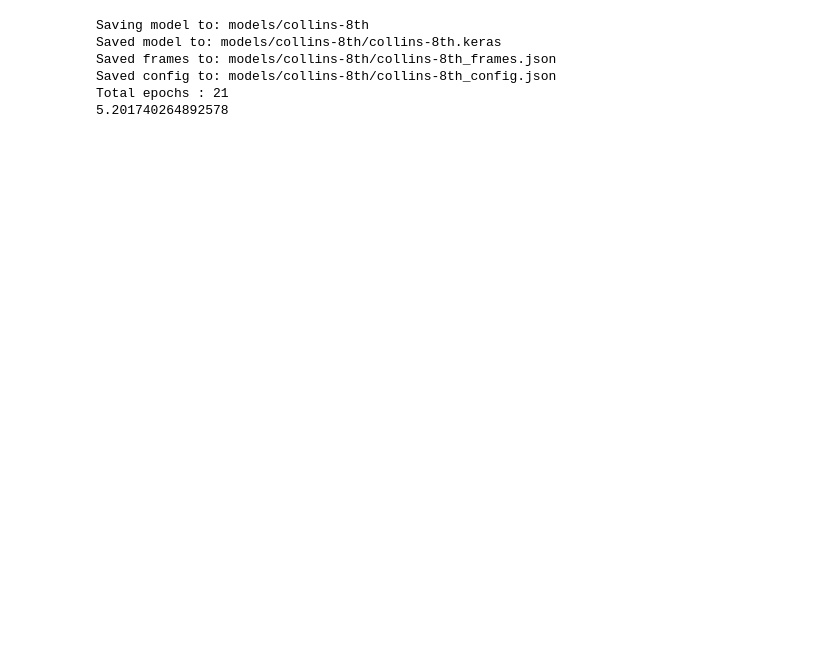
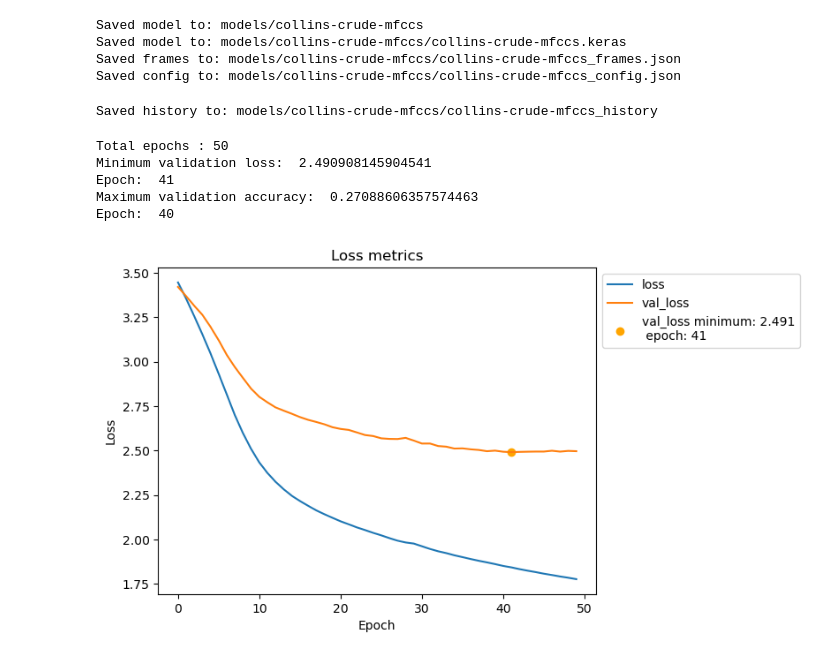
Before and after one commit to wwerkk/MC-FP, a Jupyter notebook: TrainingDebug.ipynb, the cells around one changed output. Cells and saved outputs as stored; diff of their text form; code cells hidden in the pictures; blank space fills up the shorter version.

```diff
--- a/TrainingDebug.ipynb
+++ b/TrainingDebug.ipynb
@@ -186,7 +230,20 @@ x = GRU(hidden_units)(inputs)
 outputs = Dense(n_labels, activation='softmax')(x)
 model = Model(inputs=inputs, outputs=outputs)
 model._name = name
-es = EarlyStopping(monitor='val_loss', patience=patience)
+callbacks = []
+if early_stopping:
+    callbacks.append(EarlyStopping(
+        monitor='val_loss',
+        patience=patience
+    ))
+if checkpoint:
+    callbacks.append(ModelCheckpoint(
+        filepath=model_path,
+        save_weights_only=True,
+        monitor='val_accuracy',
+        mode='max',
+        save_best_only=True
+    ))
 model.compile(
     loss='categorical_crossentropy', # since we are using one-hot encoded labels
     optimizer="adam",
@@ -201,6 +258,6 @@ history = model.fit(
     epochs=epochs,
     verbose=verbose,
     validation_split=0.2,
-    callbacks=[es]
+    callbacks=callbacks
 )
 # %% [output]
@@ -242,9 +281,5 @@ Epoch 21/100
 # %%
-path = Path(directory + "/models/" + name)
-print(f"Saving model to: {path}")
-path.mkdir(exist_ok=True, parents=True)
-model_path = path / (name + ".keras")
-model.save(model_path)
+print(f"Saved model to: {path}")
 d_path = path / (name + "_frames.json")
 d_path.write_text(json.dumps(labelled_frames, cls=NumpyEncoder))
 config = dict()
@@ -264,12 +299,17 @@ if verbose:
     print(f"Saved model to: {model_path}")
     print(f"Saved frames to: {d_path}")
     print(f"Saved config to: {c_path}")
-print(f"Total epochs : {len(history.history['loss'])}")
-print(history.history['val_loss'][-1])
 # %% [output]
-Saving model to: models/collins-8th
-Saved model to: models/collins-8th/collins-8th.keras
-Saved frames to: models/collins-8th/collins-8th_frames.json
-Saved config to: models/collins-8th/collins-8th_config.json
-Total epochs : 21
-5.201740264892578
+Saved model to: models/collins-crude-mfccs
+Saved model to: models/collins-crude-mfccs/collins-crude-mfccs.keras
+Saved frames to: models/collins-crude-mfccs/collins-crude-mfccs_frames.json
+Saved config to: models/collins-crude-mfccs/collins-crude-mfccs_config.json
+# %%
+history = history.history
+h_path = path / (name + "_history")
+with open(h_path, 'wb') as file_pi:
+    pickle.dump(history, file_pi)
+if verbose:
+    print(f"Saved history to: {h_path}")
+# %% [output]
+Saved history to: models/collins-crude-mfccs/collins-crude-mfccs_history
@@ -275,0 +319,26 @@ Total epochs : 21
+# %%
+print(f"Total epochs : {len(history['loss'])}")
+print("Minimum validation loss: ", min(history['val_loss']), "\nEpoch: ", np.argmin(history['val_loss']))
+print("Maximum validation accuracy: ", max(history['val_accuracy']), "\nEpoch: ", np.argmax(history['val_accuracy']))
+# %% [output]
+Total epochs : 50
+Minimum validation loss:  2.490908145904541
+Epoch:  41
+Maximum validation accuracy:  0.27088606357574463
+Epoch:  40
+# %%
+plt.plot(history["loss"], label="loss")
+plt.plot(history["val_loss"], label="val_loss")
+# plt.gca().xaxis.set_major_locator(mticker.MultipleLocator(1))
+vl_min = min(history['val_loss'])
+vl_min_epoch = np.argmin(history['val_loss'])
+plt.scatter(vl_min_epoch, vl_min,c='orange', label=f'val_loss minimum: {vl_min:.3f}\n epoch: {vl_min_epoch}')
+plt.legend(bbox_to_anchor=(1,1), loc="upper left")
+plt.title("Loss metrics")
+plt.xlabel("Epoch")
+plt.ylabel("Loss")
+# plt.tight_layout()
+plt.savefig(path / (name + "_loss.png"), bbox_inches='tight')
+plt.show()
+# %% [output]
+[figure, added]
```
Also changed, not shown: parts of 12 cells of this notebook, 16 other files.
